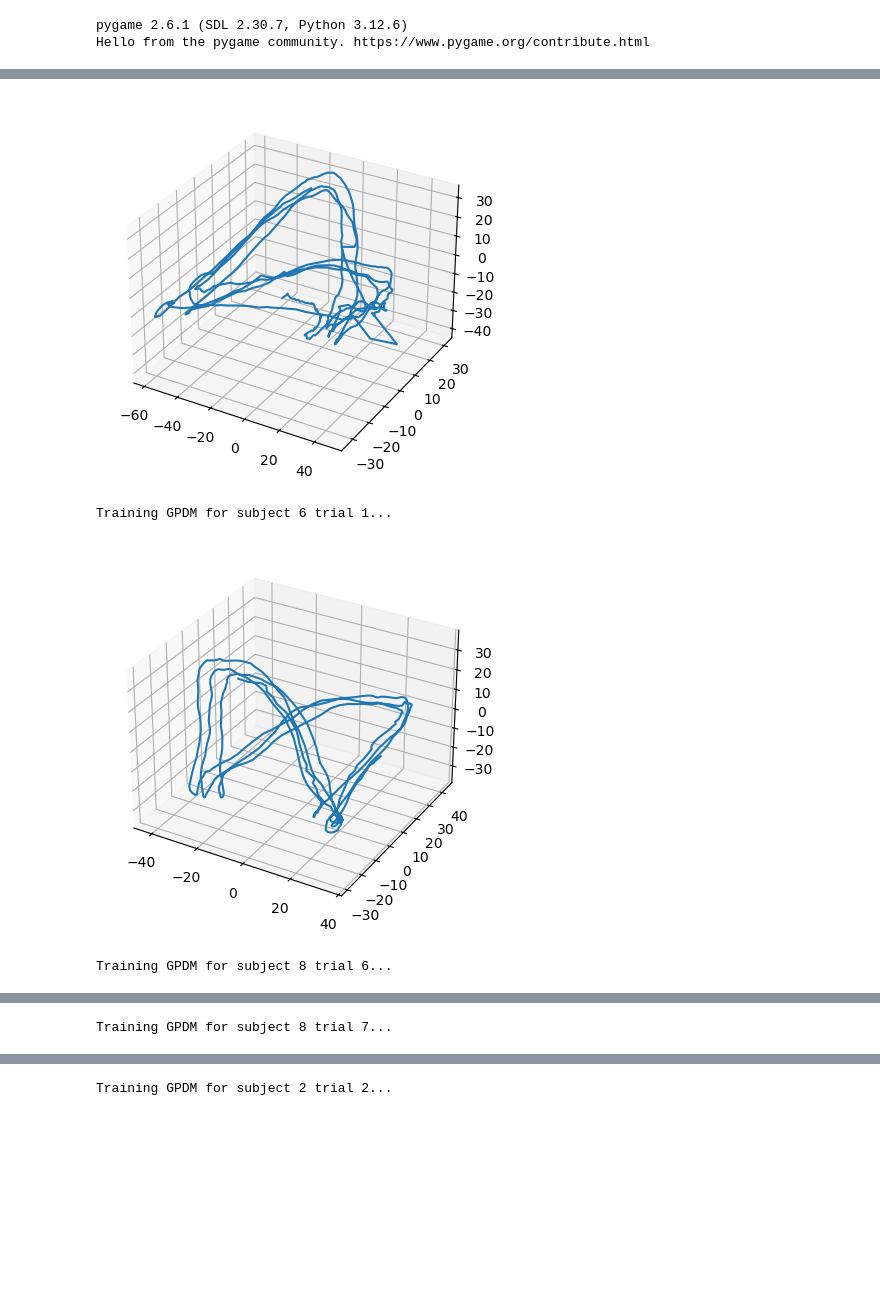
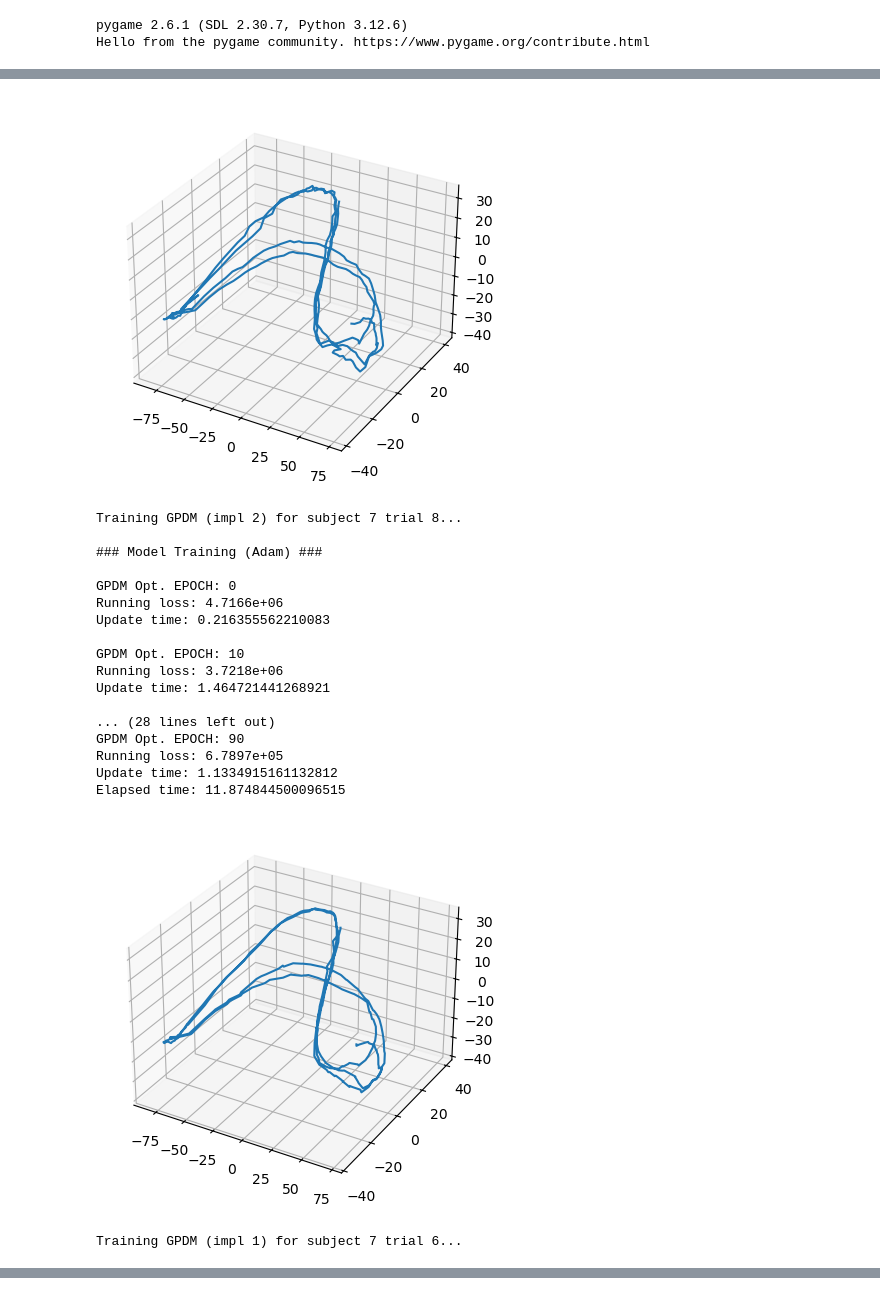
Before and after one commit to Priyanshu4/gpmdm, a Jupyter notebook: latent_trajectories.ipynb, the cells around one changed output, grey strips where cells are left out. Cells and saved outputs as stored; diff of their text form; code cells hidden in the pictures; blank space fills up the shorter version.

Commit message:
comparing gpdm implementations

```diff
--- a/latent_trajectories.ipynb
+++ b/latent_trajectories.ipynb
@@ -11,6 +13,21 @@ pygame 2.6.1 (SDL 2.30.7, Python 3.12.6)
 Hello from the pygame community. https://www.pygame.org/contribute.html
 # %%
 reduced_columns = WALK_TRIALS[0].get_columns_for_joints(select_joints.WALKING_SIMPLIFIED_JOINTS)
+# %%
+d = 3 # latent space dimension
+DOFs = len(reduced_columns)  # number of degrees of freedom
+
+dyn_back_step = 1 # Number of time steps to look back in the dynamics GP
+
+# Initial values for hyperparameters
+y_lambdas_init = np.ones(DOFs)  # Signal standard deviation for observation GP
+y_lengthscales_init = np.ones(d)  # Lengthscales for observation GP
+y_sigma_n_init = 1e-2  # Noise standard deviation for observation GP
+
+x_lambdas_init = np.ones(d)  # Signal standard deviation for latent dynamics GP
+x_lengthscales_init = np.ones(dyn_back_step*d)  # Lengthscales for latent dynamics GP
+x_sigma_n_init = 1e-2  # Noise standard deviation for latent dynamics GP
+x_lin_coeff_init = np.ones(dyn_back_step*d + 1)  # Linear coefficients for latent dynamics GP
 # %%
 
 # Select 5 random trials and train a GPDM for each
@@ -21,15 +38,47 @@ random_walk_mocaps = random.sample(WALK_TRIALS, 5)
 walking_gpdm_trajectories = []
 for mocap in random_walk_mocaps:
 
-    print(f"Training GPDM for subject {mocap.subject} trial {mocap.trial}...")
+    print(f"Training GPDM (impl 1) for subject {mocap.subject} trial {mocap.trial}...")
 
     arr = mocap.as_dataframe()[reduced_columns].to_numpy().astype(np.float64)
-    gpdm = GPDM_Marginalized(arr, 3)
+
+    start_time = timeit.default_timer()
+    gpdm = GPDM_Marginalized(arr, d)
     gpdm.fit()
     latent_trajectory = gpdm.X_map
+    end_time = timeit.default_timer()
+    print(f"Elapsed time: {end_time - start_time}")
 
     fig = plt.figure()
     ax = fig.add_subplot(111, projection='3d')
     ax.plot(latent_trajectory[:, 0], latent_trajectory[:, 1], latent_trajectory[:, 2])
     plt.show()
+
+    print(f"Training GPDM (impl 2) for subject {mocap.subject} trial {mocap.trial}...")
+
+    start_time = timeit.default_timer()
+    gpdm = GPDM(
+        D=DOFs,
+        d=d,
+        dyn_target='full',
+        dyn_back_step=dyn_back_step,
+        y_lambdas_init=y_lambdas_init,
+        y_lengthscales_init=y_lengthscales_init,
+        y_sigma_n_init=y_sigma_n_init,
+        x_lambdas_init=x_lambdas_init,
+        x_lengthscales_init=x_lengthscales_init,
+        x_sigma_n_init=x_sigma_n_init,
+        x_lin_coeff_init=x_lin_coeff_init
+    )
+    gpdm.add_data(arr)
+    gpdm.init_X()
+    gpdm.train_adam(100, 10, 1e-2)
+    latent_trajectory = gpdm.X.clone().detach().numpy()
+    end_time = timeit.default_timer()
+    print(f"Elapsed time: {end_time - start_time}")
+
+    fig = plt.figure()
+    ax = fig.add_subplot(111, projection='3d')
+    ax.plot(latent_trajectory[:, 0], latent_trajectory[:, 1], latent_trajectory[:, 2])
+    plt.show()
 # %% [output]
@@ -37,4 +87,20 @@ Training GPDM for subject 5 trial 1...
-[figure, old version]
+[figure, new version]
-Training GPDM for subject 6 trial 1...
+Training GPDM (impl 2) for subject 7 trial 8...
+
+### Model Training (Adam) ###
+
+GPDM Opt. EPOCH: 0
+Running loss: 4.7166e+06
+Update time: 0.216355562210083
+
+GPDM Opt. EPOCH: 10
+Running loss: 3.7218e+06
+Update time: 1.464721441268921
+
+... (28 lines left out)
+GPDM Opt. EPOCH: 90
+Running loss: 6.7897e+05
+Update time: 1.1334915161132812
+Elapsed time: 11.874844500096515
-[figure, old version]
+[figure, new version]
-Training GPDM for subject 8 trial 6...
+Training GPDM (impl 1) for subject 7 trial 6...
@@ -42 +106,0 @@ Training GPDM for subject 8 trial 6...
-Training GPDM for subject 8 trial 7...
@@ -44 +106,0 @@ Training GPDM for subject 8 trial 7...
-Training GPDM for subject 2 trial 2...
```
Also changed, not shown: parts of 3 cells of this notebook.
